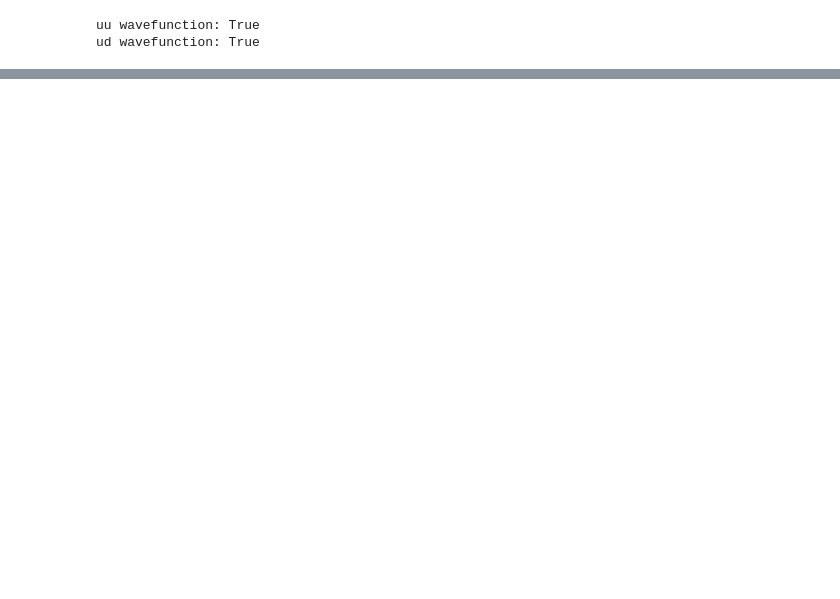
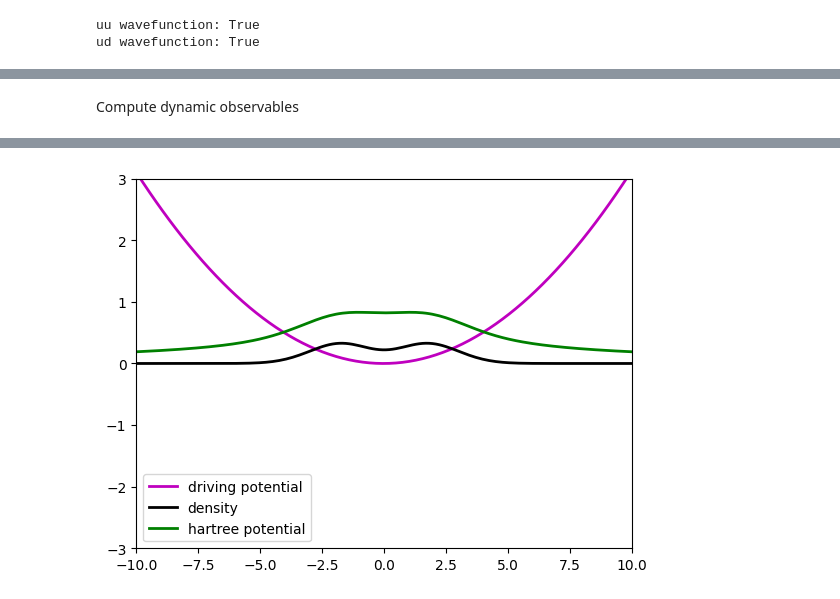
Before and after one commit to indigoedwards/indigo-mphys-project, a Jupyter notebook: iDEA-tutorial.ipynb, the cells around one changed output, grey strips where cells are left out. Cells and saved outputs as stored; diff of their text form; code cells hidden in the pictures; blank space fills up the shorter version.

```diff
--- a/iDEA-tutorial.ipynb
+++ b/iDEA-tutorial.ipynb
@@ -133,0 +281,32 @@ ud wavefunction: True
+# %% [markdown]
+Compute dynamic observables
+# %%
+
+n = idea.observables.density(s, evolution=evolution)
+v_h = idea.observables.hartree_potential(s, n)
+E_h = idea.observables.hartree_energy(s, n, v_h)
+
+
+p = idea.observables.density_matrix(s, evolution=evolution)
+v_x = idea.observables.exchange_potential(s, p)
+E_x = idea.observables.exchange_energy(s, p, v_x)
+
+fig = plt.figure()
+ax = plt.axes(xlim=(s.x[0], s.x[-1]), ylim=(-3.0, 3.0))
+line1, = ax.plot([], [], lw=2, c='m', label="driving potential")
+line2, = ax.plot([], [], lw=2, c='k', label="density")
+line3, = ax.plot([], [], lw=2, c='g', label="hartree potential")
+def init():
+    line1.set_data([], [])
+    line2.set_data([], [])
+    line3.set_data([], [])
+    return line1, line2, line3
+def animate(i):
+    line1.set_data(s.x, s.v_ext[:] + v_ptrb[i,:])
+    line2.set_data(s.x, n[i,:])
+    line3.set_data(s.x, v_h[i,:])
+    return line1, line2, line3
+plt.legend()
+anim = FuncAnimation(fig, animate, init_func=init, frames=126, interval=10, blit=True)
+HTML(anim.to_html5_video())
+# %% [output]
@@ -133,0 +314 @@ ud wavefunction: True
+[figure, added]
```
Also changed, not shown: parts of 18 cells of this notebook.
